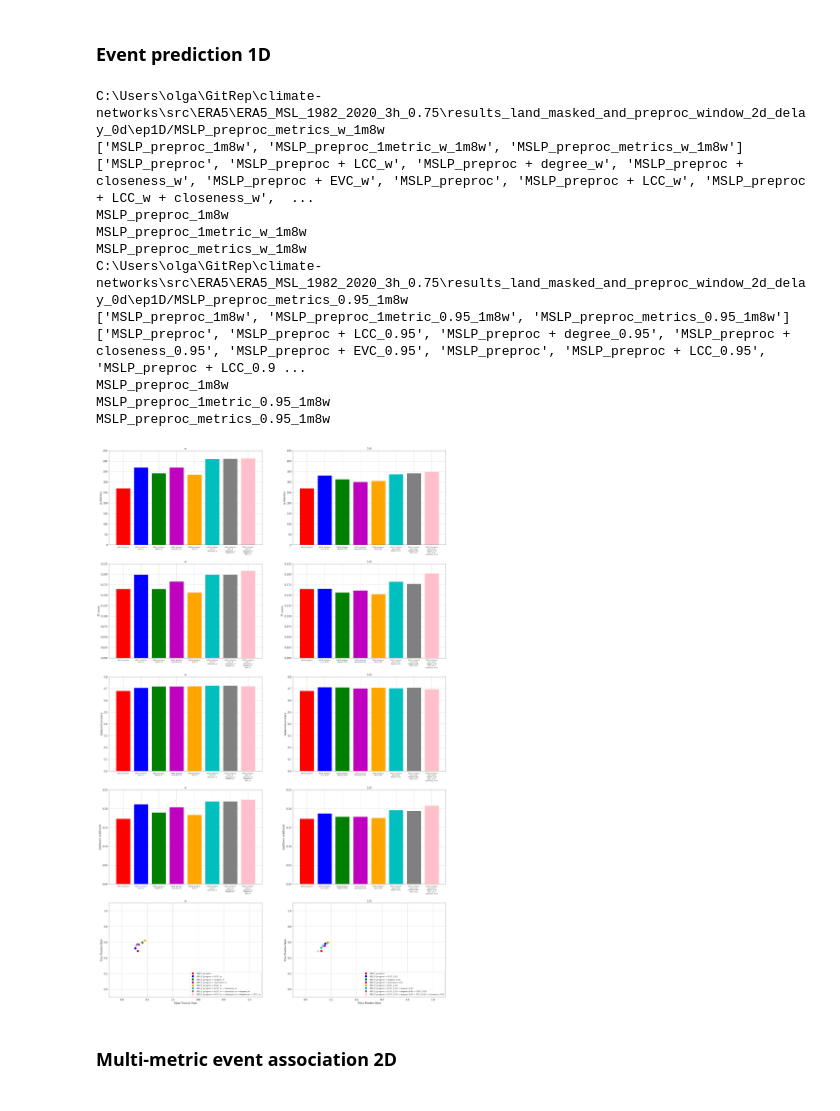
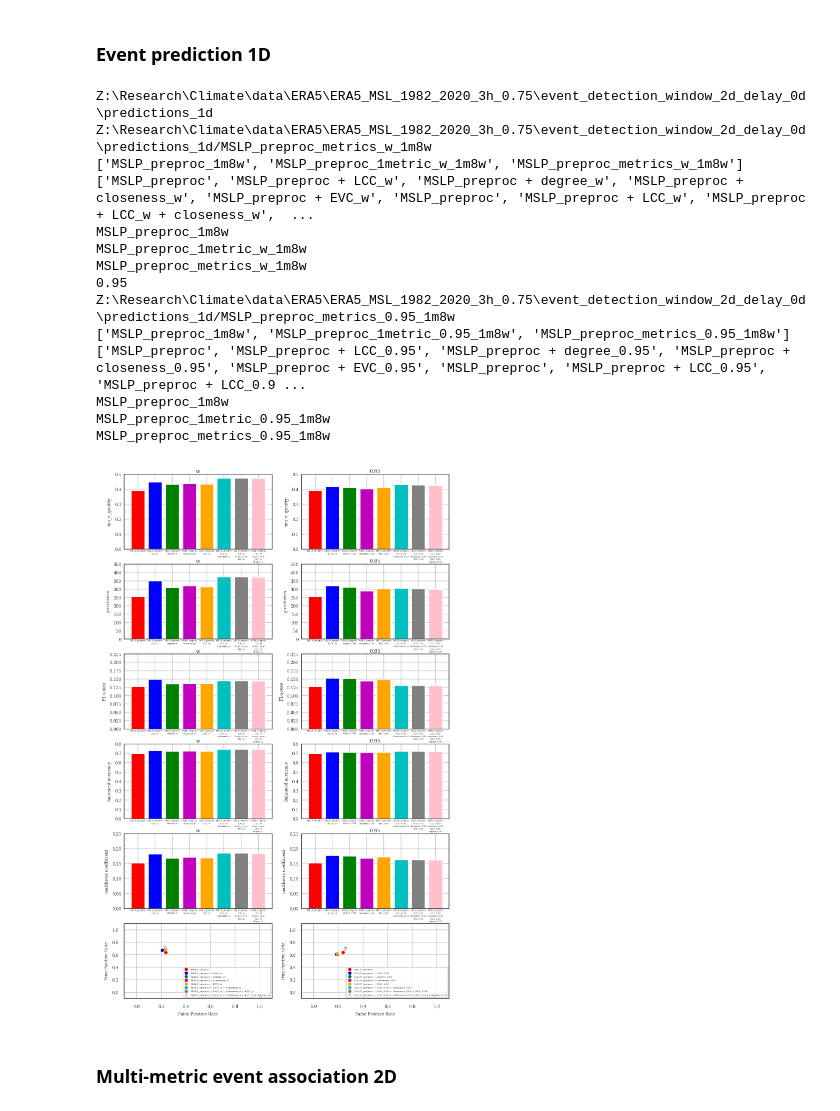
Before and after one commit to mike-live/climate-networks, a Jupyter notebook: src/notebooks/plot_quality_graphics_for_ep1D_ea2D.ipynb, the cells around one changed output. Cells and saved outputs as stored; diff of their text form; code cells hidden in the pictures.

Commit message:
Plot tau_n_quality added

```diff
--- a/src/notebooks/plot_quality_graphics_for_ep1D_ea2D.ipynb
+++ b/src/notebooks/plot_quality_graphics_for_ep1D_ea2D.ipynb
@@ -39,3 +46,6 @@ plt.rc('axes', labelsize=fontsize)
+# %%
+config_name = "pipeline.config"
+config = load_config(config_name)
 # %% [markdown]
 ### Event prediction 1D
 # %%
@@ -134,37 +149,40 @@ def plot_graphics_for_ep1D(ax, graph_option, global_path, suff, base_metric, win
 # %%
 window = 1*8                  # 1*8 = 1 day; 2*8 = 2 day
 base_metric = 'MSLP_preproc'  # MSLP or MSLP_preproc
 
-global_path = r'C:\Users\olga\GitRep\climate-networks\src\ERA5\ERA5_MSL_1982_2020_3h_0.75\results_land_masked_and_preproc_window_2d_delay_0d\ep1D'
-
+global_path = config.event_predictions_options['work_dir'] / config.event_predictions_options['output_predictions_1d']
+print(global_path)
 graph_option = 3 #int(input())
 
-fig, axes = plt.subplots(5, 2, figsize=(30, 50))
+fig, axes = plt.subplots(6, 2, figsize=(7, 11.6), dpi=200)
 
-plot_graphics_for_ep1D([axes[0][0], axes[1][0], axes[2][0], axes[3][0], axes[4][0]],
+plot_graphics_for_ep1D([axes[0][0], axes[1][0], axes[2][0], axes[3][0], axes[4][0], axes[5][0]],
                        graph_option, global_path, 'w', base_metric, window)
-plot_graphics_for_ep1D([axes[0][1], axes[1][1], axes[2][1], axes[3][1], axes[4][1]],
+print('0.95')
+plot_graphics_for_ep1D([axes[0][1], axes[1][1], axes[2][1], axes[3][1], axes[4][1], axes[5][1]],
                        graph_option, global_path, '0.95', base_metric, window)
 
 directory = f'{global_path}/Pictures/'
 if not os.path.exists(directory):
     os.makedirs(directory, exist_ok=True)
 
 fig.savefig(f'{directory}/ep1D_w_vs_0.95.pdf', dpi=600, format='pdf', bbox_inches='tight')
 # %% [output]
-C:\Users\olga\GitRep\climate-networks\src\ERA5\ERA5_MSL_1982_2020_3h_0.75\results_land_masked_and_preproc_window_2d_delay_0d\ep1D/MSLP_preproc_metrics_w_1m8w
+Z:\Research\Climate\data\ERA5\ERA5_MSL_1982_2020_3h_0.75\event_detection_window_2d_delay_0d\predictions_1d
+Z:\Research\Climate\data\ERA5\ERA5_MSL_1982_2020_3h_0.75\event_detection_window_2d_delay_0d\predictions_1d/MSLP_preproc_metrics_w_1m8w
 ['MSLP_preproc_1m8w', 'MSLP_preproc_1metric_w_1m8w', 'MSLP_preproc_metrics_w_1m8w']
 ['MSLP_preproc', 'MSLP_preproc + LCC_w', 'MSLP_preproc + degree_w', 'MSLP_preproc + closeness_w', 'MSLP_preproc + EVC_w', 'MSLP_preproc', 'MSLP_preproc + LCC_w', 'MSLP_preproc + LCC_w + closeness_w',  ...
 MSLP_preproc_1m8w
 MSLP_preproc_1metric_w_1m8w
 MSLP_preproc_metrics_w_1m8w
-C:\Users\olga\GitRep\climate-networks\src\ERA5\ERA5_MSL_1982_2020_3h_0.75\results_land_masked_and_preproc_window_2d_delay_0d\ep1D/MSLP_preproc_metrics_0.95_1m8w
+0.95
+Z:\Research\Climate\data\ERA5\ERA5_MSL_1982_2020_3h_0.75\event_detection_window_2d_delay_0d\predictions_1d/MSLP_preproc_metrics_0.95_1m8w
 ['MSLP_preproc_1m8w', 'MSLP_preproc_1metric_0.95_1m8w', 'MSLP_preproc_metrics_0.95_1m8w']
 ['MSLP_preproc', 'MSLP_preproc + LCC_0.95', 'MSLP_preproc + degree_0.95', 'MSLP_preproc + closeness_0.95', 'MSLP_preproc + EVC_0.95', 'MSLP_preproc', 'MSLP_preproc + LCC_0.95', 'MSLP_preproc + LCC_0.9 ...
 MSLP_preproc_1m8w
 MSLP_preproc_1metric_0.95_1m8w
 MSLP_preproc_metrics_0.95_1m8w
-[figure, old version]
+[figure, new version]
 # %%
 '''
 window = 1*8                  # 1*8 = 1 day; 2*8 = 2 day
```
Also changed, not shown: parts of 2 cells of this notebook.
